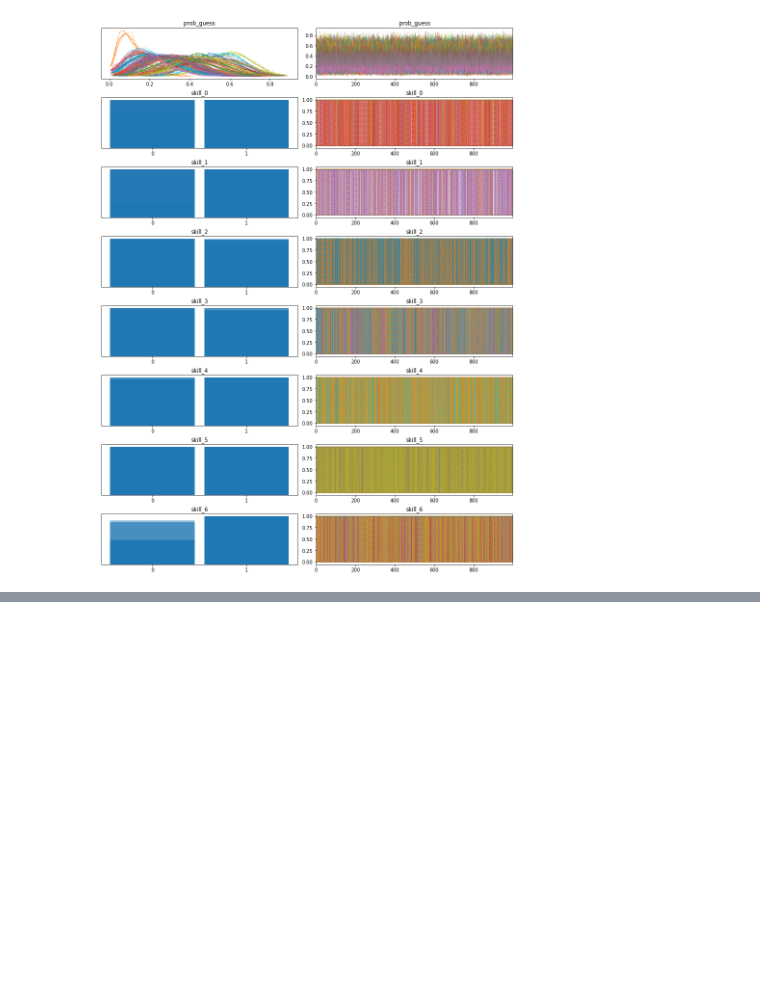
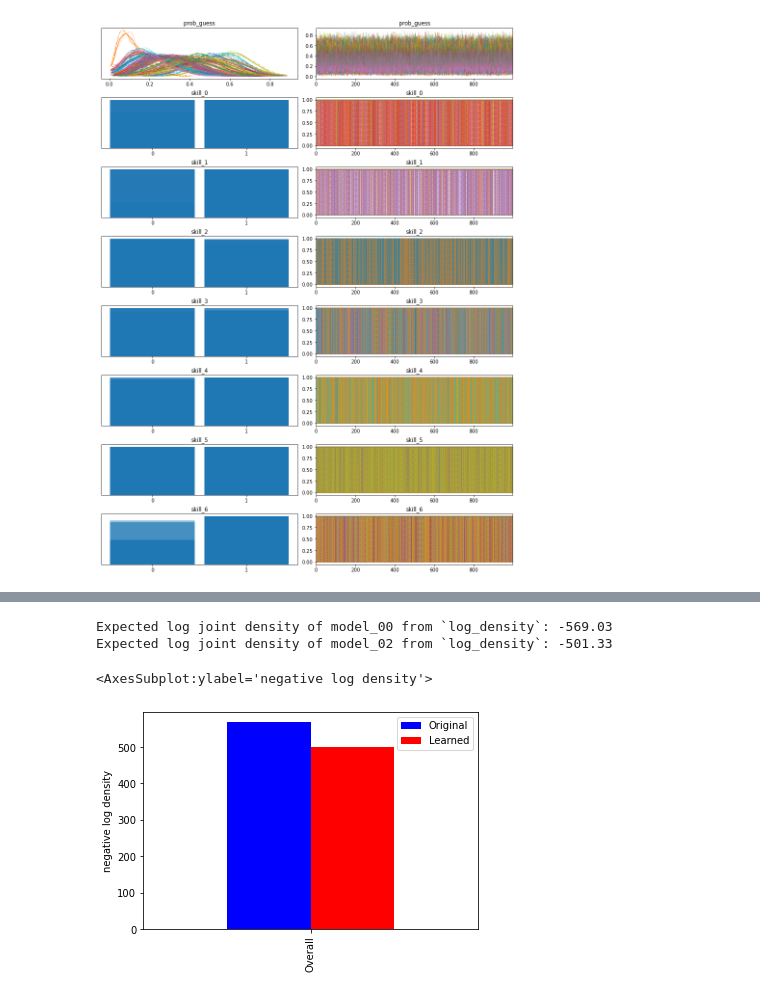
Before and after one commit to bdatko/numpyro_play, a Jupyter notebook: notebooks/Chapter_2_MBML_log_probability.ipynb, the cells around one changed output, grey strips where cells are left out. Drawn from its saved outputs; the diff is of its cells as text; code cells hidden in the pictures; blank space fills up the shorter version.

```diff
--- a/notebooks/Chapter_2_MBML_log_probability.ipynb
+++ b/notebooks/Chapter_2_MBML_log_probability.ipynb
@@ -164,8 +228,0 @@ ValueError: Incompatible shapes for broadcasting: ((4000, 22), (1, 48))
-# %%
-nuts_kernel = NUTS(model_00)
-
-kernel = DiscreteHMCGibbs(nuts_kernel, modified=True)
-
-mcmc = MCMC(kernel, num_warmup=200, num_samples=1000, num_chains=4)
-mcmc.run(rng_key, jnp.array(responses), skills_needed, extra_fields=('potential_energy',))
-mcmc.print_summary()
@@ -173,0 +231,8 @@ AttributeError: 'HMCGibbsState' object has no attribute 'potential_energy'
+# %%
+log_density_model_02, model_02_trace = log_density(
+    model_02,
+    (jnp.array(responses), skills_needed),
+    dict(prob_mistake=0.1),
+    {key: value.mean(0) for key, value in mcmc_02.get_samples().items()},
+)
+log_density_model_02
@@ -173,0 +272,23 @@ AttributeError: 'HMCGibbsState' object has no attribute 'potential_energy'
+# %%
+print(
+    "Expected log joint density of model_00 from `log_density`: {:.2f}".format(
+        log_density_model_00
+    )
+)
+print(
+    "Expected log joint density of model_02 from `log_density`: {:.2f}".format(
+        log_density_model_02
+    )
+)
+# %% [output]
+Expected log joint density of model_00 from `log_density`: -569.03
+Expected log joint density of model_02 from `log_density`: -501.33
+# %%
+pd.DataFrame(
+    -np.array([log_density_model_00, log_density_model_02])[None, :],
+    columns=["Original", "Learned"],
+    index=["Overall"],
+).plot(kind="bar", color=["b", "r"], ylabel="negative log density")
+# %% [output]
+<AxesSubplot:ylabel='negative log density'>
+[figure, added]
```
Also changed, not shown: parts of 57 cells of this notebook, 1 other file.
